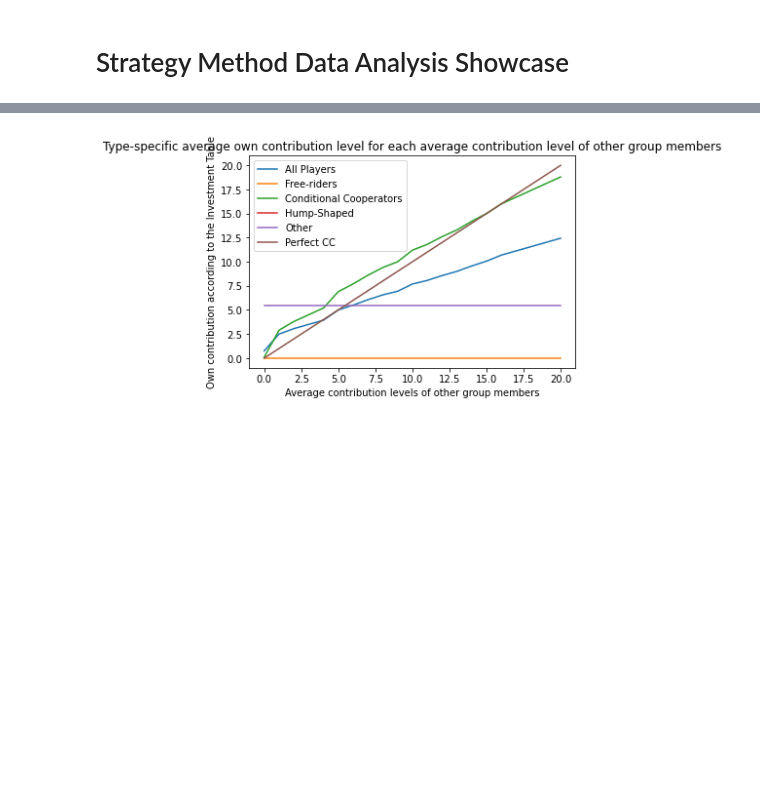
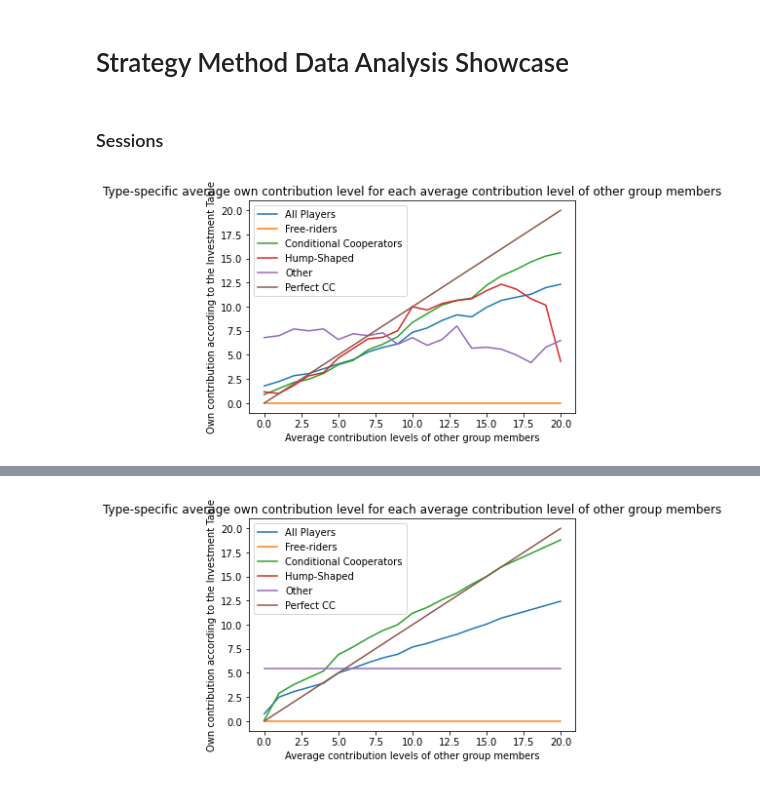
Before and after one commit to AaronSVMB/DA_4_MGPGG, a Jupyter notebook: src/Strategy Method/zstrategy_method_da.ipynb, the cells around one changed output, grey strips where cells are left out. Saved outputs shown, nothing was run; the diff lists cells and outputs as text; code cells hidden in the pictures; blank space fills up the shorter version.

Commit message:
Strategy Method (Instrucs & Comp Qs) Update

```diff
--- a/src/Strategy Method/zstrategy_method_da.ipynb
+++ b/src/Strategy Method/zstrategy_method_da.ipynb
@@ -5 +6,9 @@ from constants import conditional_investment_x_values, conditional_investment_li
 from strategy_method_utils import strategy_method_analysis
+# %% [markdown]
+### Sessions
+# %%
+smdf, all_sessions_player_type_dict, player_types_per_session_list, stat_test_dict, unconditional_dict, conditional_dict = strategy_method_analysis(
+    '/Users/aaronberman/Desktop/DA_4_MGPGG/StrategyMethod_2023-09-09.csv', conditional_investment_x_values, conditional_investment_list, fgf_distribution, fgq_distrubtion,
+    1)
+# %% [output]
+[figure, added]
```
Also changed, not shown: parts of 11 cells of this notebook, 1 other file.
